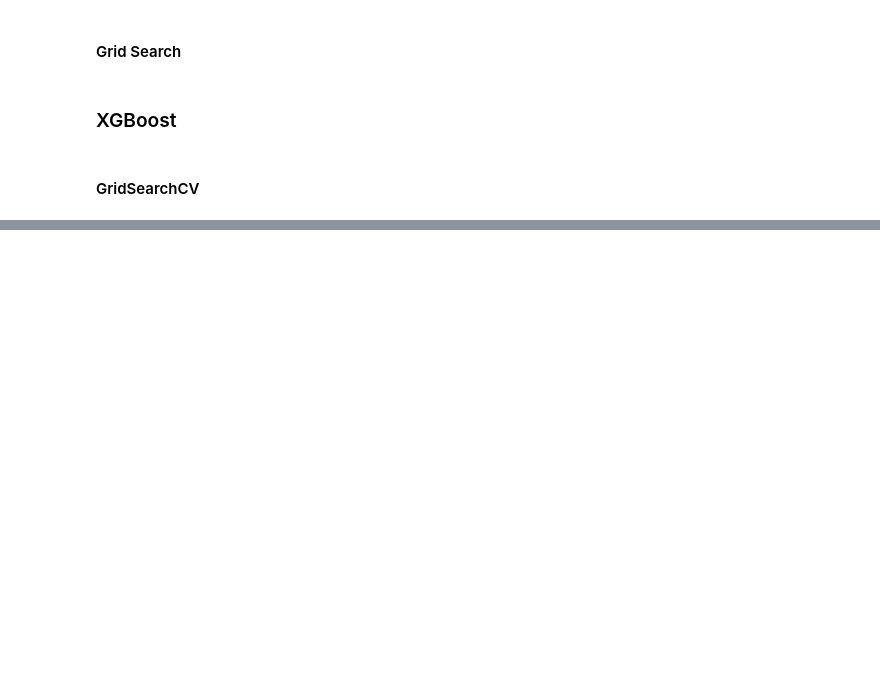
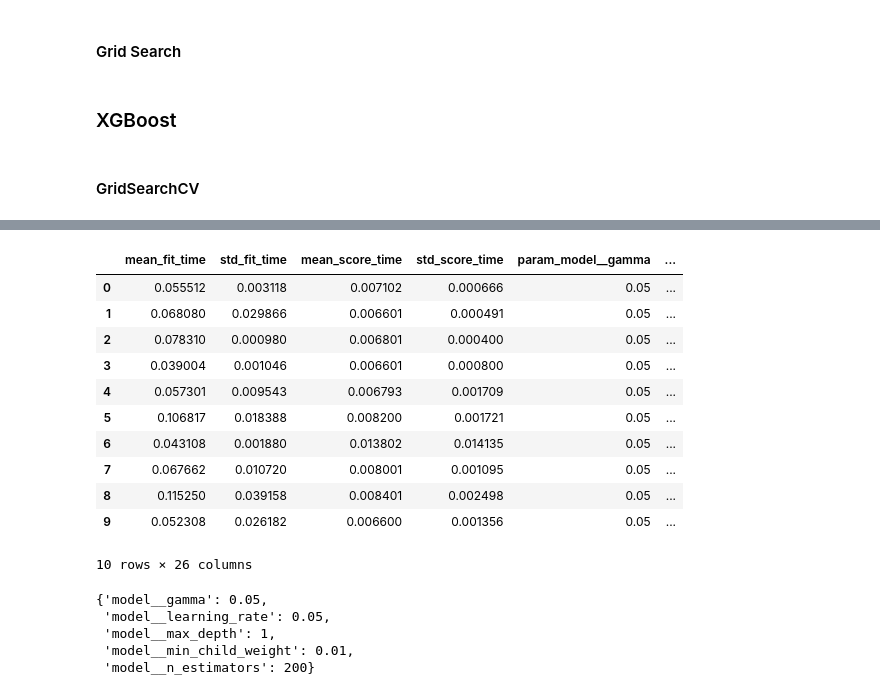
Before and after one commit to Ednaxx/salvador-housing-price-predictor, a Jupyter notebook: notebooks/feature-and-model-engineering.ipynb, the cells around one changed output, grey strips where cells are left out. Cells and saved outputs as stored; diff of their text form; code cells hidden in the pictures; blank space fills up the shorter version.

```diff
--- a/notebooks/feature-and-model-engineering.ipynb
+++ b/notebooks/feature-and-model-engineering.ipynb
@@ -218,0 +218,23 @@ xgboost_results.sort_values("rank_test_r2").head(10)
+# %%
+xgboost_results.head(10)
+# %% [output]
+|  | mean_fit_time | std_fit_time | mean_score_time | std_score_time | param_model__gamma | ... |
+| 0 | 0.055512 | 0.003118 | 0.007102 | 0.000666 | 0.05 | ... |
+| 1 | 0.068080 | 0.029866 | 0.006601 | 0.000491 | 0.05 | ... |
+| 2 | 0.078310 | 0.000980 | 0.006801 | 0.000400 | 0.05 | ... |
+| 3 | 0.039004 | 0.001046 | 0.006601 | 0.000800 | 0.05 | ... |
+| 4 | 0.057301 | 0.009543 | 0.006793 | 0.001709 | 0.05 | ... |
+| 5 | 0.106817 | 0.018388 | 0.008200 | 0.001721 | 0.05 | ... |
+| 6 | 0.043108 | 0.001880 | 0.013802 | 0.014135 | 0.05 | ... |
+| 7 | 0.067662 | 0.010720 | 0.008001 | 0.001095 | 0.05 | ... |
+| 8 | 0.115250 | 0.039158 | 0.008401 | 0.002498 | 0.05 | ... |
+| 9 | 0.052308 | 0.026182 | 0.006600 | 0.001356 | 0.05 | ... |
+10 rows × 26 columns
+# %%
+xgboost_results.loc[0].params
+# %% [output]
+{'model__gamma': 0.05,
+ 'model__learning_rate': 0.05,
+ 'model__max_depth': 1,
+ 'model__min_child_weight': 0.01,
+ 'model__n_estimators': 200}
```
Also changed, not shown: parts of 5 cells of this notebook, 5 other files.
